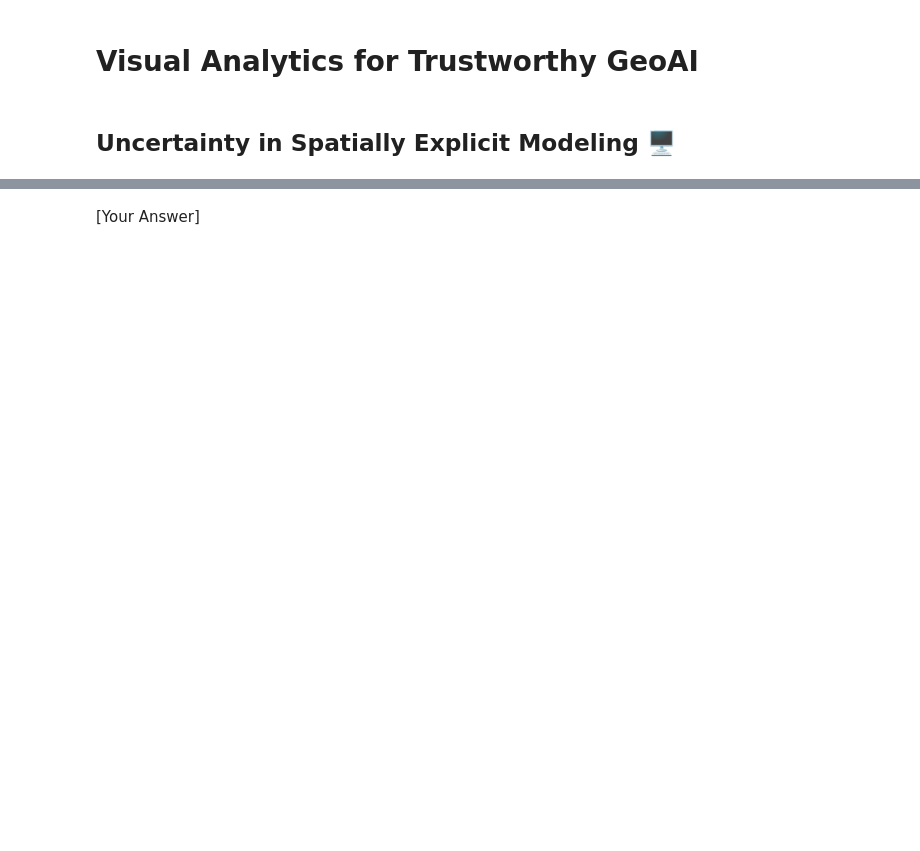
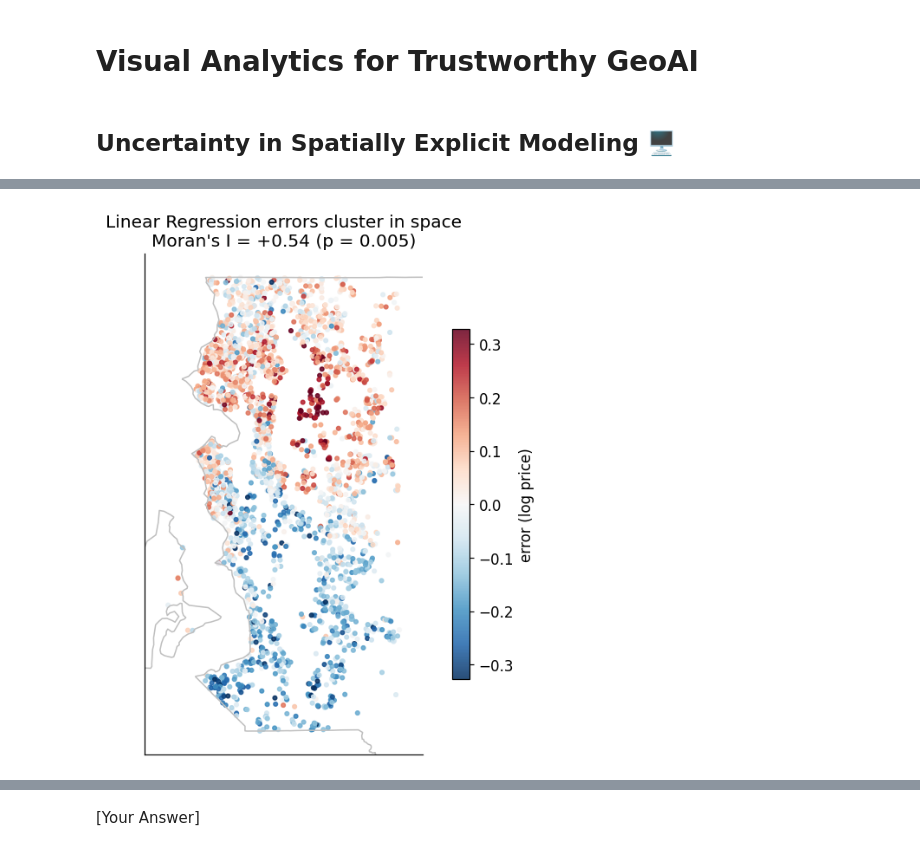
Before and after one commit to Vezarachan/TUM_Course_SVA_TrustGeoAI, a Jupyter notebook: notebooks/TrustworthyGeoAI_case_2.ipynb, the cells around one changed output, grey strips where cells are left out. Cells and saved outputs as stored; diff of their text form; code cells hidden in the pictures; blank space fills up the shorter version.

```diff
--- a/notebooks/TrustworthyGeoAI_case_2.ipynb
+++ b/notebooks/TrustworthyGeoAI_case_2.ipynb
@@ -352,0 +123,19 @@ spatial model is least sure where it has the least data.
+# %%
+from sklearn.linear_model import LinearRegression
+from libpysal.weights import KNN
+from esda.moran import Moran
+
+ols = LinearRegression().fit(X, y)
+resid = y - ols.predict(X)
+w = KNN.from_array(coords, k=8); w.transform = "r"
+mi = Moran(resid, w, permutations=199)
+
+fig, ax = plt.subplots(figsize=(6.5, 6))
+vlim = np.percentile(np.abs(resid), 98)
+sc = ax.scatter(coords[:, 0], coords[:, 1], c=resid, cmap="RdBu_r", vmin=-vlim, vmax=vlim, s=9, alpha=0.85)
+plt.colorbar(sc, ax=ax, shrink=0.7, label="error (log price)")
+ax.set_title(f"Linear Regression errors cluster in space\nMoran's I = {mi.I:+.2f} (p = {mi.p_sim:.3f})")
+seattle_basemap(ax)
+plt.tight_layout(); plt.show()
+# %% [output]
+[figure, added]
```
Also changed, not shown: parts of 84 cells of this notebook.
